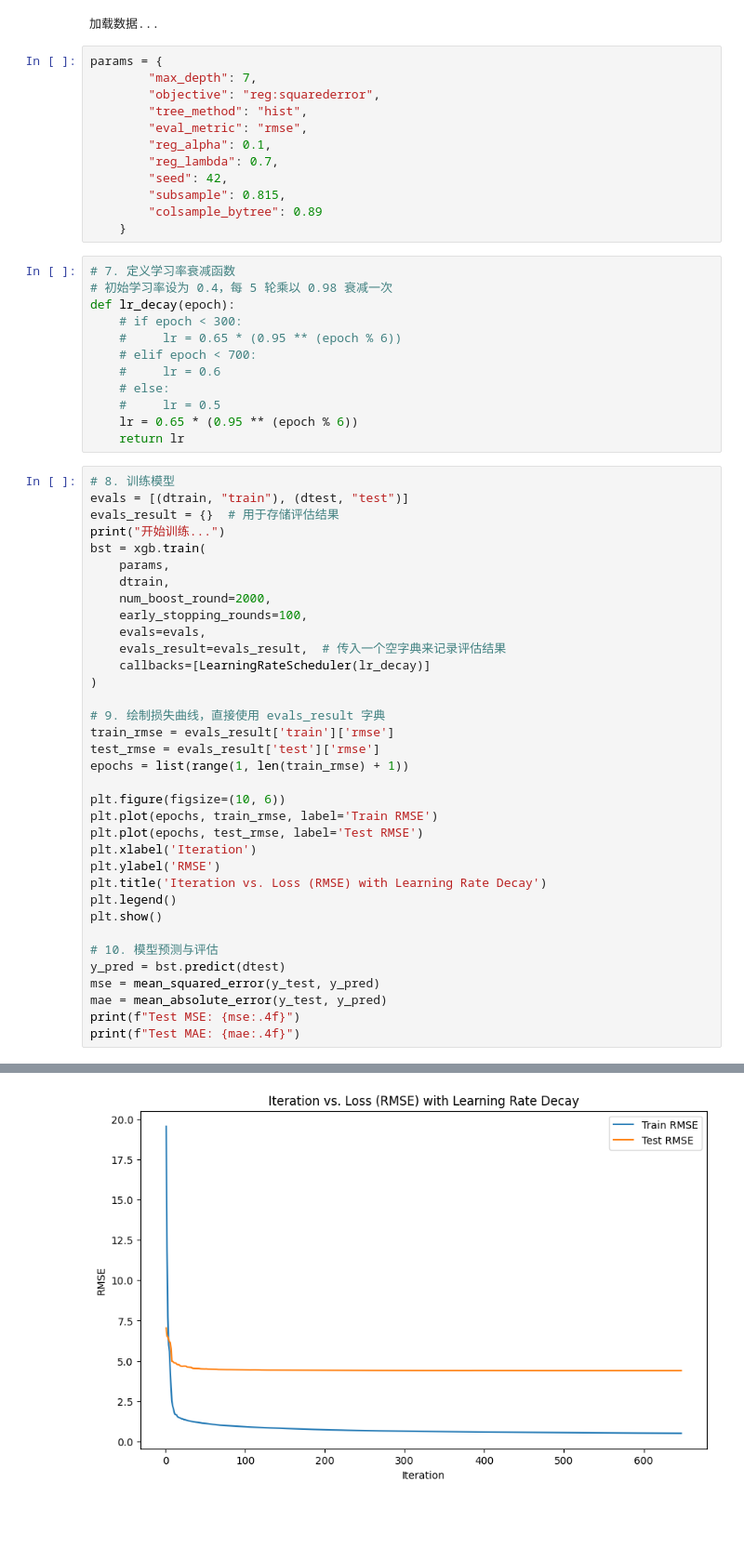
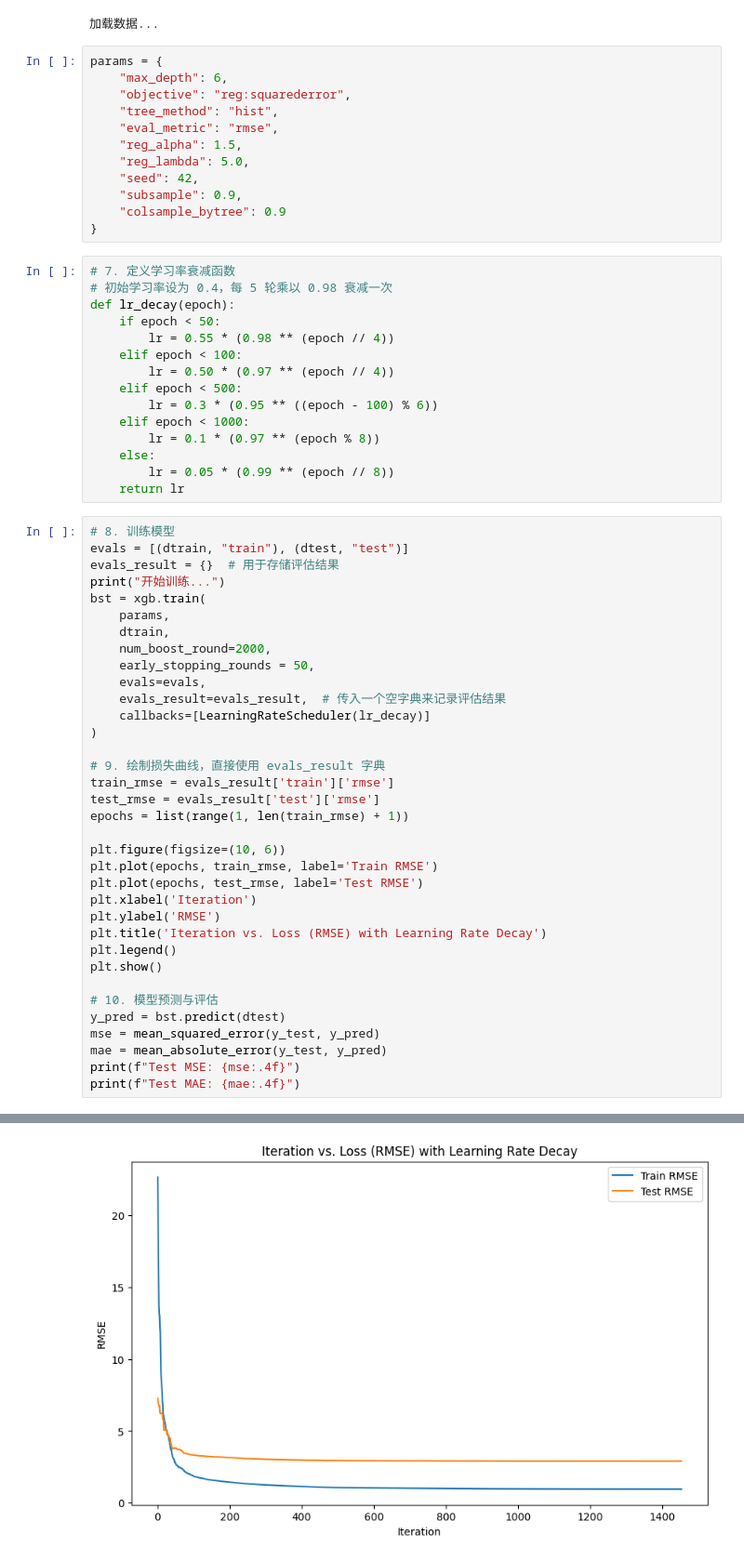
Before and after one commit to Baimin-Wang/SimpleStockML, a Jupyter notebook: XGBoostLearning/hyperparameterTuning.ipynb, the cells around one changed output, grey strips where cells are left out. Shown at 93% size. Cells and saved outputs as stored; diff of their text form; blank space fills up the shorter version.

```diff
--- a/XGBoostLearning/hyperparameterTuning.ipynb
+++ b/XGBoostLearning/hyperparameterTuning.ipynb
@@ -52,27 +52,30 @@ dtest = xgb.DMatrix(X_test, label=y_test)
 加载数据...
 # %%
 params = {
-        "max_depth": 7,
-        "objective": "reg:squarederror",
-        "tree_method": "hist",
-        "eval_metric": "rmse",
-        "reg_alpha": 0.1,
-        "reg_lambda": 0.7,
-        "seed": 42,
-        "subsample": 0.815,
-        "colsample_bytree": 0.89
-    }
+    "max_depth": 6,
+    "objective": "reg:squarederror",
+    "tree_method": "hist",
+    "eval_metric": "rmse",
+    "reg_alpha": 1.5,
+    "reg_lambda": 5.0,
+    "seed": 42,
+    "subsample": 0.9,
+    "colsample_bytree": 0.9
+}
 # %%
 # 7. 定义学习率衰减函数
 # 初始学习率设为 0.4，每 5 轮乘以 0.98 衰减一次
 def lr_decay(epoch):
-    # if epoch < 300:
-    #     lr = 0.65 * (0.95 ** (epoch % 6))
-    # elif epoch < 700:
-    #     lr = 0.6
-    # else:
-    #     lr = 0.5
-    lr = 0.65 * (0.95 ** (epoch % 6))
+    if epoch < 50:
+        lr = 0.55 * (0.98 ** (epoch // 4))
+    elif epoch < 100:
+        lr = 0.50 * (0.97 ** (epoch // 4))
+    elif epoch < 500:
+        lr = 0.3 * (0.95 ** ((epoch - 100) % 6))
+    elif epoch < 1000:
+        lr = 0.1 * (0.97 ** (epoch % 8))
+    else:
+        lr = 0.05 * (0.99 ** (epoch // 8))
     return lr
 # %%
 # 8. 训练模型
@@ -83,7 +86,7 @@ bst = xgb.train(
     params,
     dtrain,
     num_boost_round=2000,
-    early_stopping_rounds=100,
+    early_stopping_rounds = 50,
     evals=evals,
     evals_result=evals_result,  # 传入一个空字典来记录评估结果
     callbacks=[LearningRateScheduler(lr_decay)]
@@ -130 +133 @@ print(f"Test MAE: {mae:.4f}")
-[figure, old version]
+[figure, new version]
```
Also changed, not shown: parts of 2 cells of this notebook, 2 other files.
